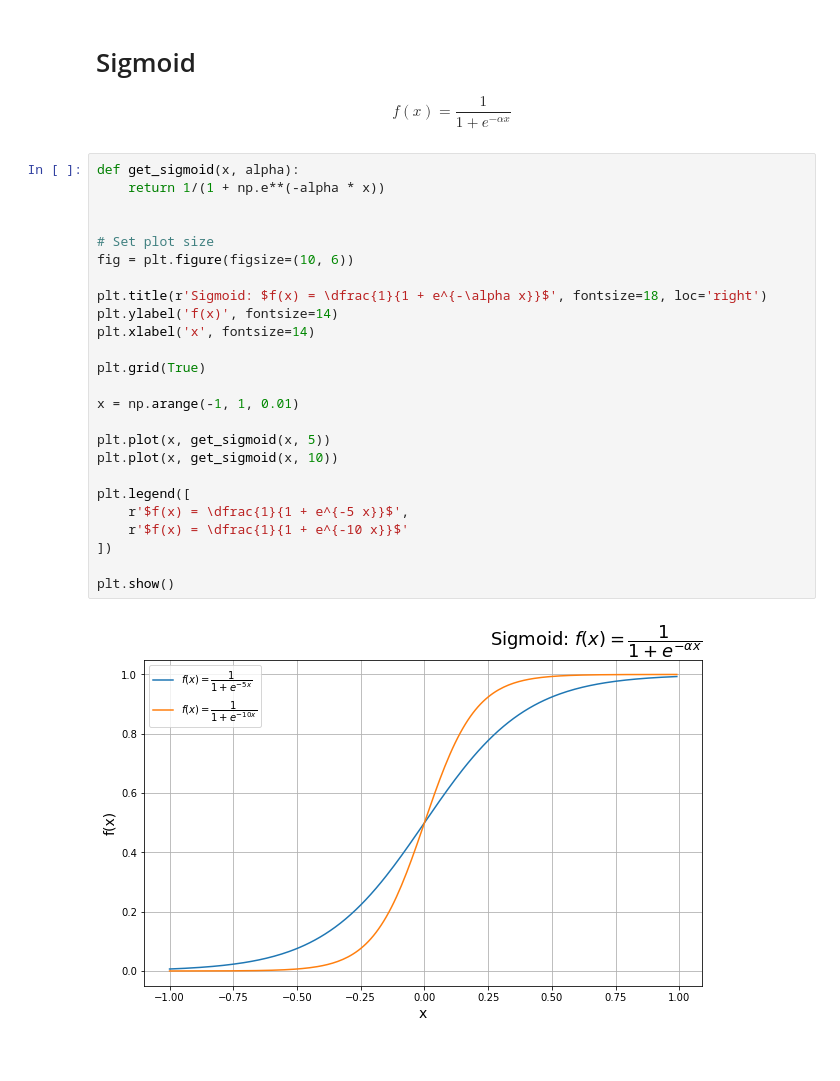
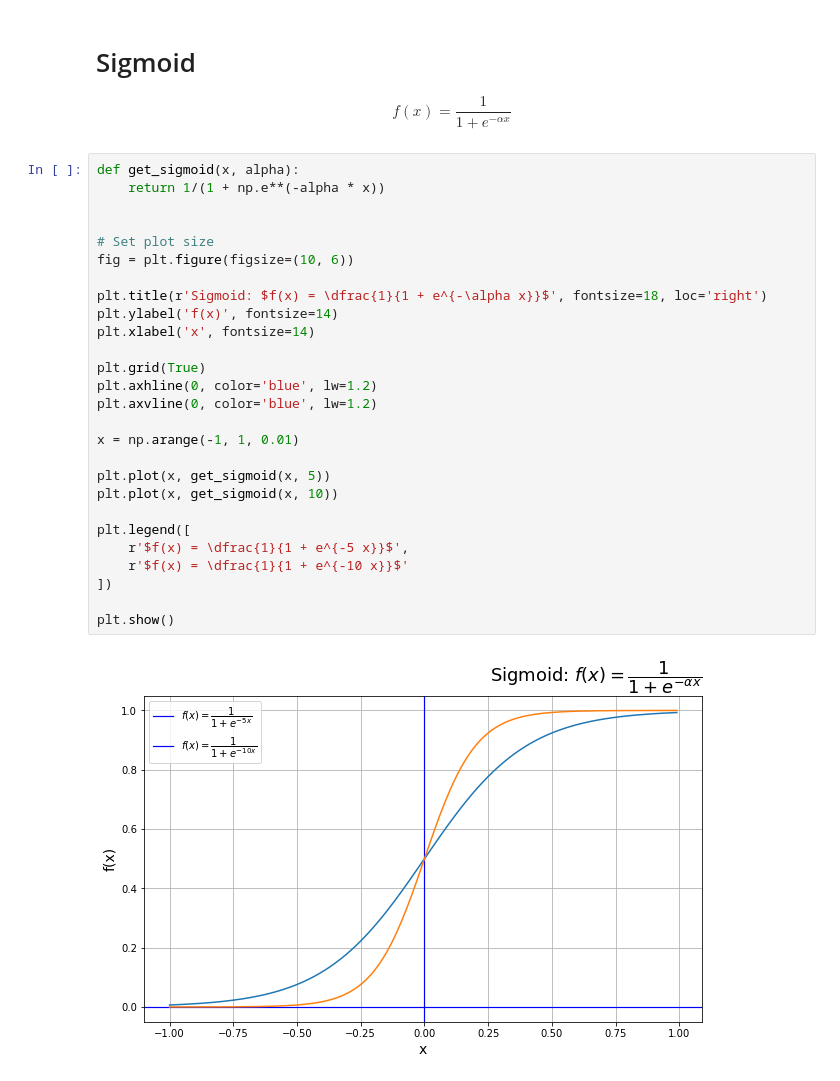
Before and after one commit to ekalachev/jupyter_charts, a Jupyter notebook: matplotlib.ipynb, the cells around one changed output. Cells and saved outputs as stored; diff of their text form.

```diff
--- a/matplotlib.ipynb
+++ b/matplotlib.ipynb
@@ -114,27 +116,29 @@ $$
 # %%
 def get_sigmoid(x, alpha):
     return 1/(1 + np.e**(-alpha * x))
 
 
 # Set plot size
 fig = plt.figure(figsize=(10, 6))
 
 plt.title(r'Sigmoid: $f(x) = \dfrac{1}{1 + e^{-\alpha x}}$', fontsize=18, loc='right')
 plt.ylabel('f(x)', fontsize=14)
 plt.xlabel('x', fontsize=14)
 
 plt.grid(True)
+plt.axhline(0, color='blue', lw=1.2)
+plt.axvline(0, color='blue', lw=1.2)
 
 x = np.arange(-1, 1, 0.01)
 
 plt.plot(x, get_sigmoid(x, 5))
 plt.plot(x, get_sigmoid(x, 10))
 
 plt.legend([
     r'$f(x) = \dfrac{1}{1 + e^{-5 x}}$',
     r'$f(x) = \dfrac{1}{1 + e^{-10 x}}$'
 ])
 
 plt.show()
 # %% [output]
-[figure, old version]
+[figure, new version]
```
Also changed, not shown: parts of 2 cells of this notebook.
